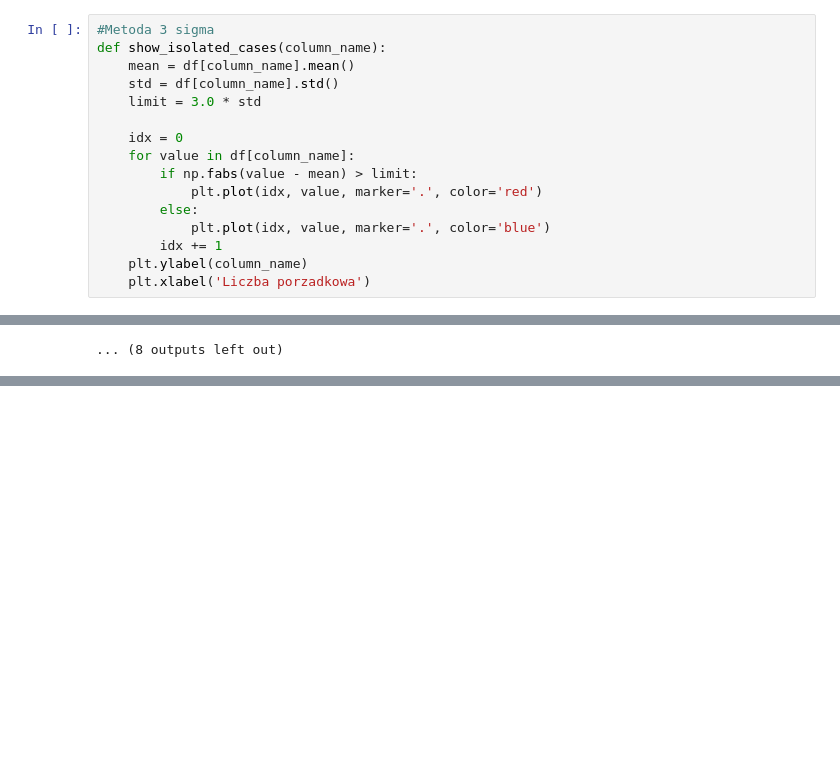
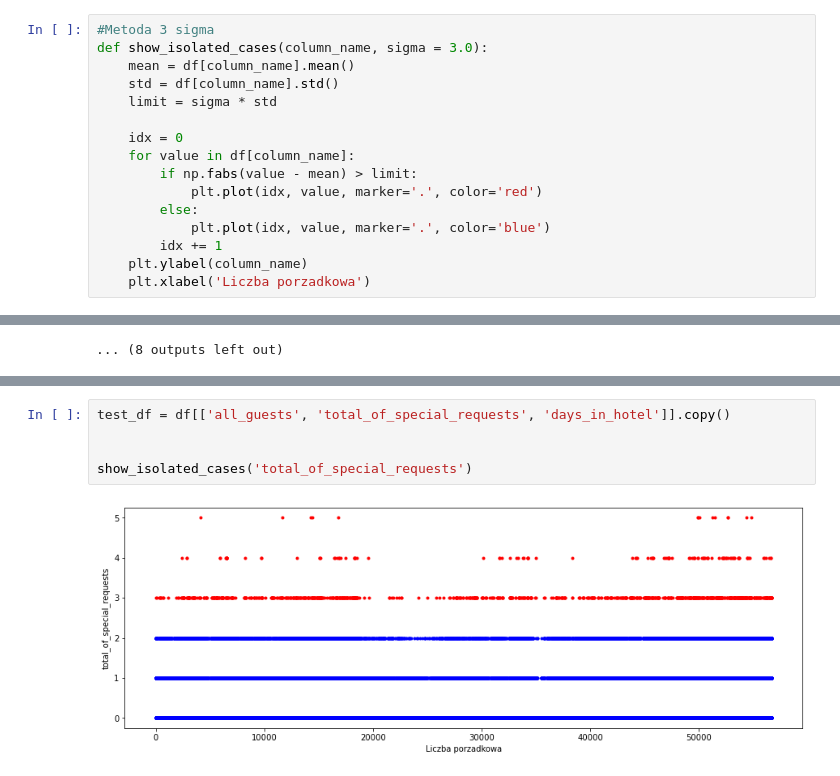
Before and after one commit to Makaa88/Eksploracja, a Jupyter notebook: Projekt.ipynb, the cells around one changed output, grey strips where cells are left out. Saved outputs shown, nothing was run; the diff lists cells and outputs as text; blank space fills up the shorter version.

```diff
--- a/Projekt.ipynb
+++ b/Projekt.ipynb
@@ -177,10 +171,10 @@ plt.scatter(months, months_to_guests_values)
 #Elementy odosobnione
 # %%
 #Metoda 3 sigma
-def show_isolated_cases(column_name):
+def show_isolated_cases(column_name, sigma = 3.0):
     mean = df[column_name].mean()
     std = df[column_name].std()
-    limit = 3.0 * std
+    limit = sigma * std
 
     idx = 0
     for value in df[column_name]:
@@ -579,0 +615,7 @@ days_in_waiting_list vs others
+# %%
+test_df = df[['all_guests', 'total_of_special_requests', 'days_in_hotel']].copy()
+
+
+show_isolated_cases('total_of_special_requests')
+# %% [output]
+[figure, added]
```
Also changed, not shown: parts of 10 cells of this notebook, 1 other file.
